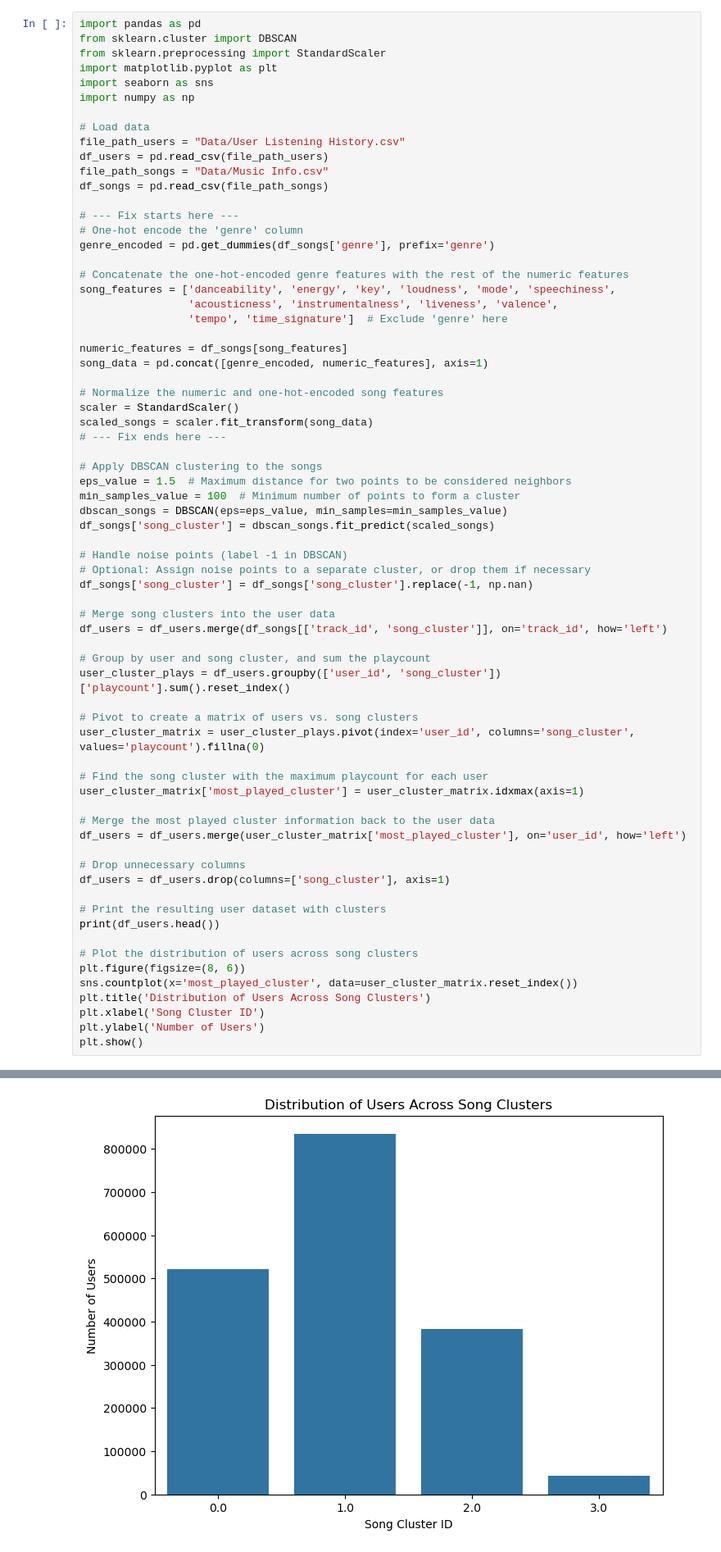
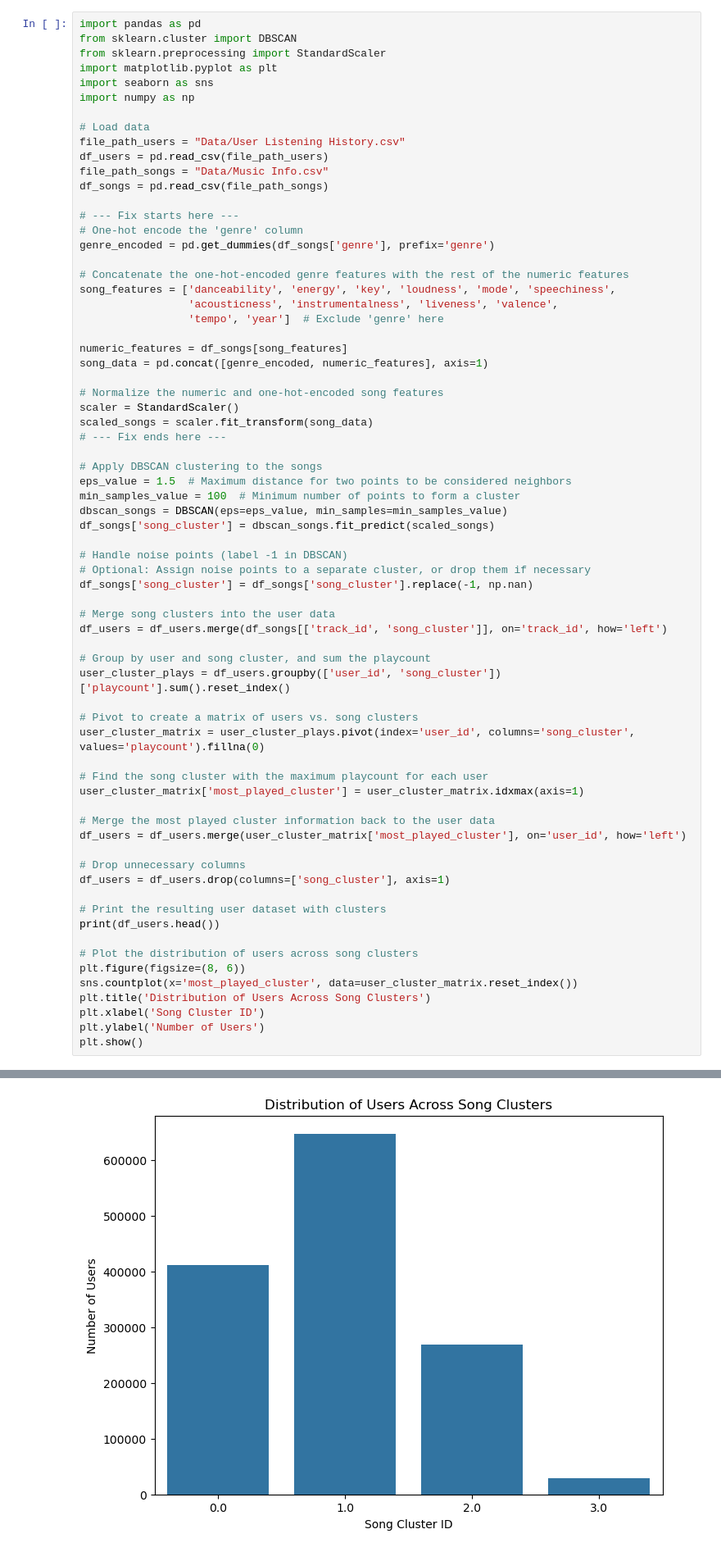
Before and after one commit to annemollelsborg/spotify, a Jupyter notebook: clustering.ipynb, the cells around one changed output, grey strips where cells are left out. Shown at 82% size. Drawn from its saved outputs; the diff is of its cells as text.

```diff
--- a/clustering.ipynb
+++ b/clustering.ipynb
@@ -97,7 +101,7 @@ genre_encoded = pd.get_dummies(df_songs['genre'], prefix='genre')
 # Concatenate the one-hot-encoded genre features with the rest of the numeric features
 song_features = ['danceability', 'energy', 'key', 'loudness', 'mode', 'speechiness',
                  'acousticness', 'instrumentalness', 'liveness', 'valence',
-                 'tempo', 'time_signature']  # Exclude 'genre' here
+                 'tempo', 'year']  # Exclude 'genre' here
 
 numeric_features = df_songs[song_features]
 song_data = pd.concat([genre_encoded, numeric_features], axis=1)
@@ -132,31 +136,31 @@ user_cluster_matrix['most_played_cluster'] = user_cluster_matrix.idxmax(axis=1)
 # Merge the most played cluster information back to the user data
 df_users = df_users.merge(user_cluster_matrix['most_played_cluster'], on='user_id', how='left')
 
 # Drop unnecessary columns
 df_users = df_users.drop(columns=['song_cluster'], axis=1)
 
 # Print the resulting user dataset with clusters
 print(df_users.head())
 
 # Plot the distribution of users across song clusters
 plt.figure(figsize=(8, 6))
 sns.countplot(x='most_played_cluster', data=user_cluster_matrix.reset_index())
 plt.title('Distribution of Users Across Song Clusters')
 plt.xlabel('Song Cluster ID')
 plt.ylabel('Number of Users')
 plt.show()
 # %% [output]
              track_id                                   user_id  playcount  \
 0  TRIRLYL128F42539D1  b80344d063b5ccb3212f76538f3d9e43d87dca9e          1
 1  TRFUPBA128F934F7E1  b80344d063b5ccb3212f76538f3d9e43d87dca9e          1
 2  TRLQPQJ128F42AA94F  b80344d063b5ccb3212f76538f3d9e43d87dca9e          1
 3  TRTUCUY128F92E1D24  b80344d063b5ccb3212f76538f3d9e43d87dca9e          1
 4  TRHDDQG12903CB53EE  b80344d063b5ccb3212f76538f3d9e43d87dca9e          1
 
    most_played_cluster
 0                  2.0
 1                  2.0
 2                  2.0
 3                  2.0
 4                  2.0
-[figure, old version]
+[figure, new version]
```
Also changed, not shown: parts of 17 cells of this notebook, 1 other file.
